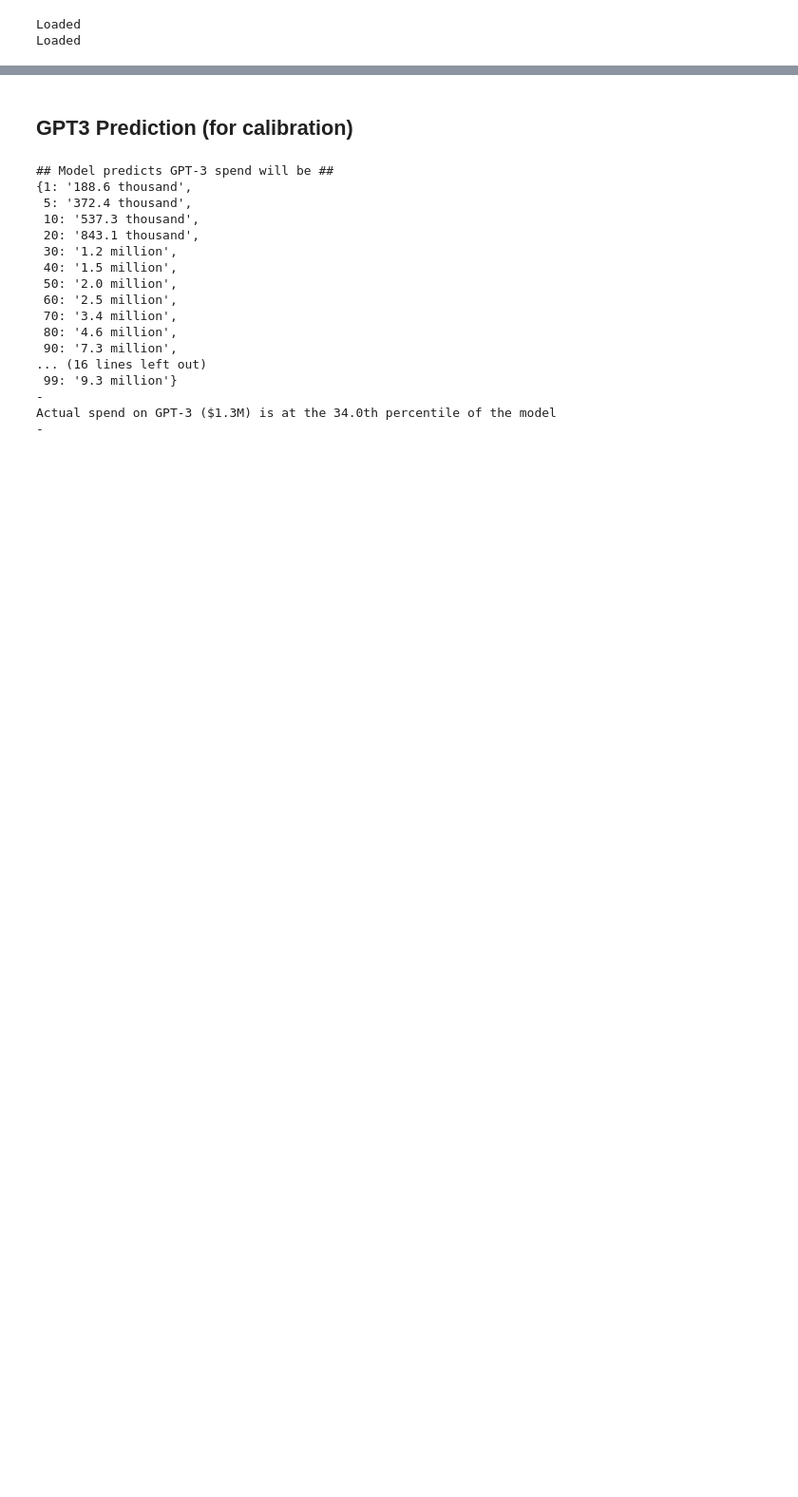
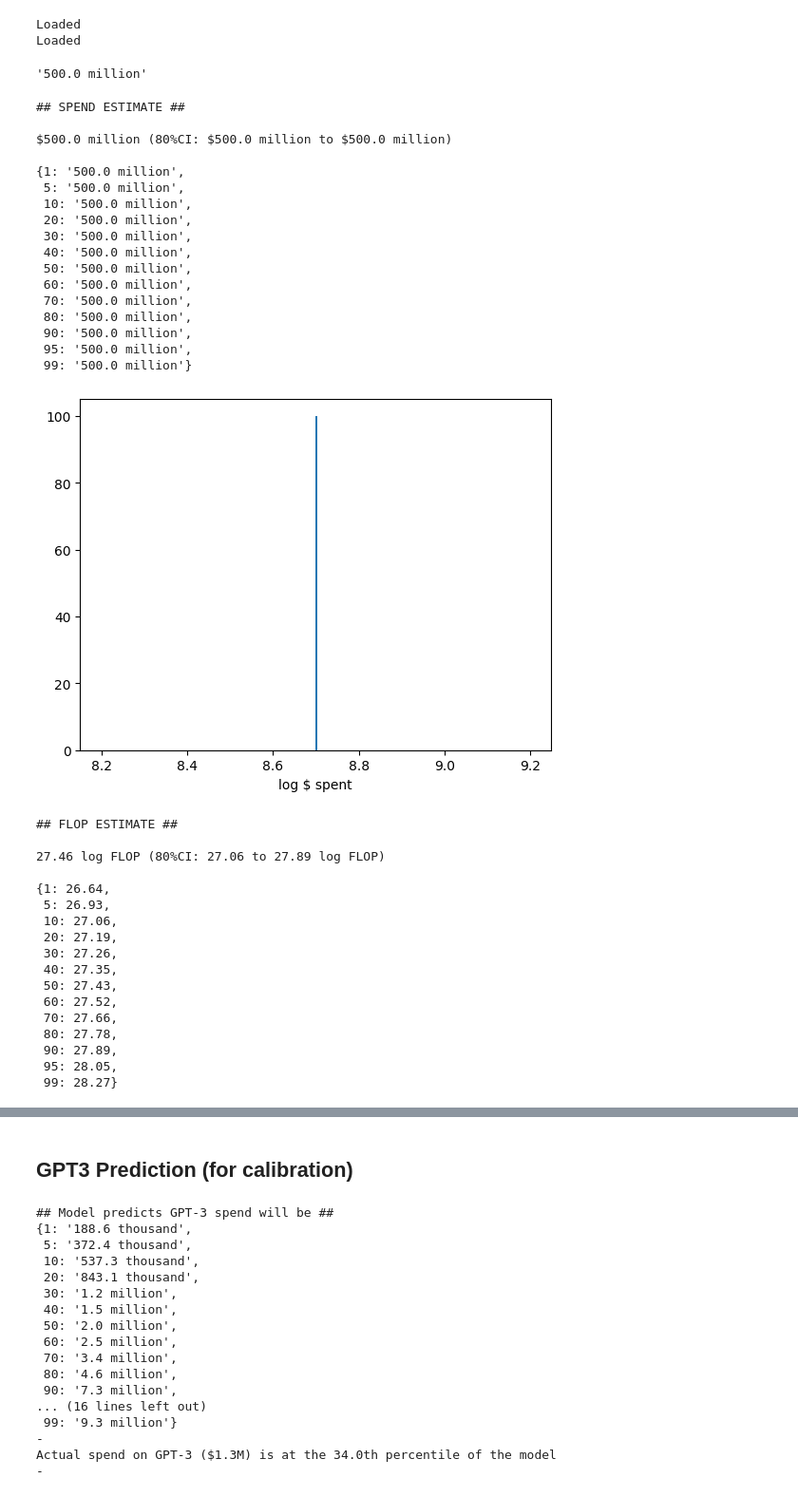
Before and after one commit to rethinkpriorities/future-assessment-model, a Jupyter notebook: (3A) Initial TAI Spend Model.ipynb, the cells around one changed output, grey strips where cells are left out. Shown at 95% size. Cells and saved outputs as stored; diff of their text form; code cells hidden in the pictures; blank space fills up the shorter version.

```diff
--- a/(3A) Initial TAI Spend Model.ipynb
+++ b/(3A) Initial TAI Spend Model.ipynb
@@ -50,3 +50,51 @@ print('Loaded')
 # %% [output]
 Loaded
 Loaded
+# %%
+annual_r_and_d_spend = 100*B
+percent_r_and_d_on_ai = 1
+percent_ai_spend_on_compute = 0.1
+percent_compute_on_biggest_model = 0.1
+
+model_spend = annual_r_and_d_spend * percent_r_and_d_on_ai * percent_ai_spend_on_compute * percent_compute_on_biggest_model * 0.5
+numerize(model_spend)
+# %% [output]
+'500.0 million'
+# %%
+show_model_forecast(sq.sample(np.log10(model_spend), n=100))
+# %% [output]
+## SPEND ESTIMATE ##
+
+$500.0 million (80%CI: $500.0 million to $500.0 million)
+
+{1: '500.0 million',
+ 5: '500.0 million',
+ 10: '500.0 million',
+ 20: '500.0 million',
+ 30: '500.0 million',
+ 40: '500.0 million',
+ 50: '500.0 million',
+ 60: '500.0 million',
+ 70: '500.0 million',
+ 80: '500.0 million',
+ 90: '500.0 million',
+ 95: '500.0 million',
+ 99: '500.0 million'}
+[figure, added]
+## FLOP ESTIMATE ##
+
+27.46 log FLOP (80%CI: 27.06 to 27.89 log FLOP)
+
+{1: 26.64,
+ 5: 26.93,
+ 10: 27.06,
+ 20: 27.19,
+ 30: 27.26,
+ 40: 27.35,
+ 50: 27.43,
+ 60: 27.52,
+ 70: 27.66,
+ 80: 27.78,
+ 90: 27.89,
+ 95: 28.05,
+ 99: 28.27}
```
Also changed, not shown: parts of 1 cell of this notebook, 2 other files.
